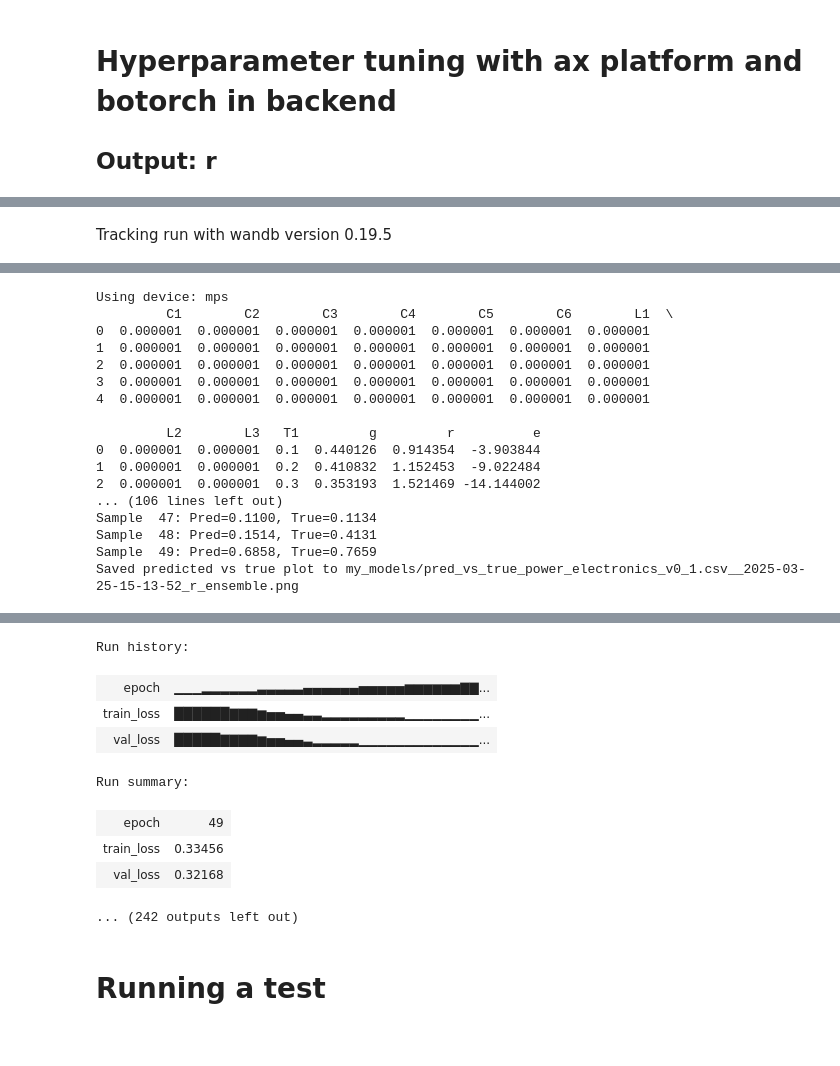
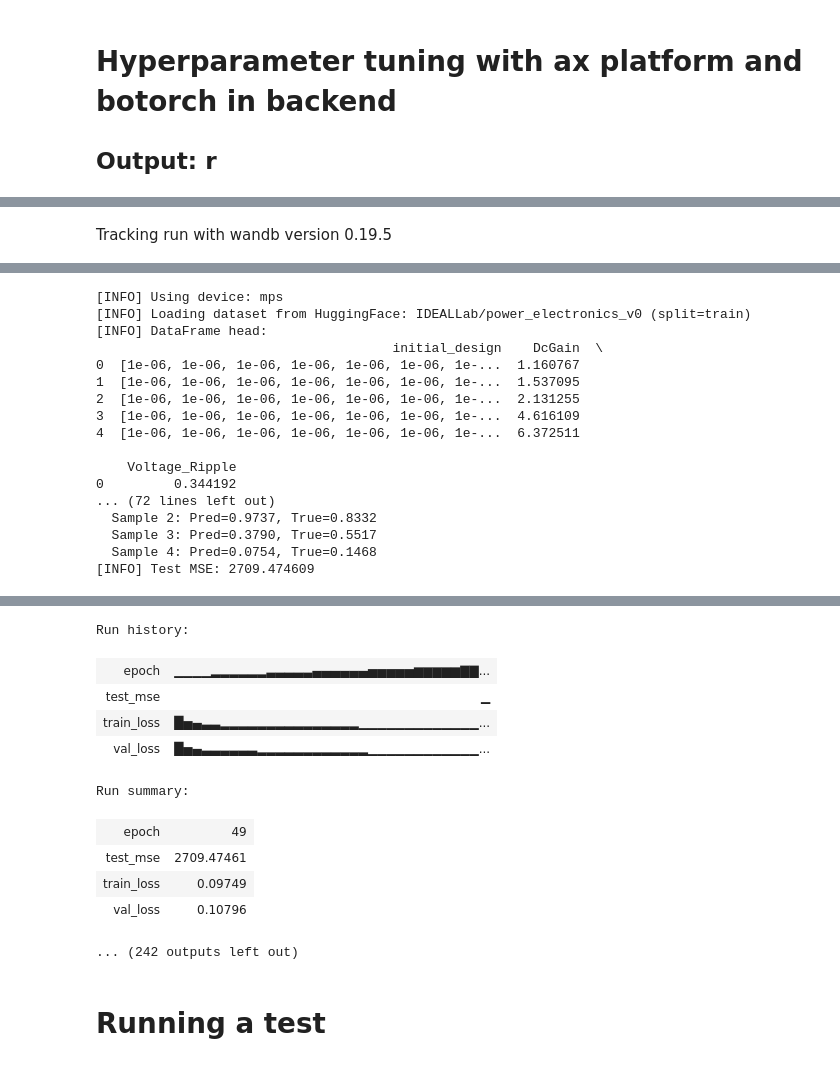
Before and after one commit to Psych17101/EngiOpt, a Jupyter notebook: case_study_pe_notebook.ipynb, the cells around one changed output, grey strips where cells are left out. Drawn from its saved outputs; the diff is of its cells as text; code cells hidden in the pictures.

```diff
--- a/case_study_pe_notebook.ipynb
+++ b/case_study_pe_notebook.ipynb
@@ -270,29 +261,32 @@ import sys
 sys.modules["model_pipeline"] = engiopt.model_pipeline
 from engiopt.vae_mlp_multimodal import Args, main
 
-
 def train_and_evaluate_model(hyperparams: dict) -> float:
     """
     Creates a new Args instance (using defaults that match your command-line call),
-    updates it with hyperparameters from Ax (including l2 penalization),
+    updates it with hyperparameters from Ax (including L2 penalty),
     runs training, and returns the best validation loss.
     """
     args = Args(
-        data_dir="../EngiOpt/data",
-        data_input="power_electronics_v0_1.csv",
+        # Set to load from Hugging Face (and disable local file loading)
+        huggingface_repo="IDEALLab/power_electronics_v0",
+        huggingface_split="train",
         init_col="",
         opt_col="",
-        target_col="r",
+        target_col="Voltage_Ripple",
         log_target=True,
-        params_cols=["C1", "C2", "C3", "C4", "C5", "C6", "L1", "L2", "L3", "T1"],
+        params_cols=["initial_design_0","initial_design_1","initial_design_2",
+                     "initial_design_3","initial_design_4","initial_design_5",
+                     "initial_design_6","initial_design_7","initial_design_8",
+                     "initial_design_9"],
         strip_column_spaces=True,
-        flatten_columns=[],  # no flattening for PE dataset
+        flatten_columns=["initial_design"],  # flatten the column for PE dataset
         lambda_lv=1e-2,
         learning_rate=1e-3,   # default; will be overwritten
         structured=False,     # plain MLP mode
         hidden_layers=2,      # default; will be overwritten
         hidden_size=128,      # default; will be overwritten
-        activation= "tanh",    # default; will be overwritten
+        activation="tanh",    # default; will be overwritten
         latent_dim=8,
         n_epochs=50,
         batch_size=64,        # default; will be overwritten
@@ -300,27 +294,26 @@ def train_and_evaluate_model(hyperparams: dict) -> float:
         l2_lambda=1e-3,       # default; will be overwritten
         scale_target=True,
         track=True,
-        wandb_project="shape2shape_leastV_vae_hybsm_pe_BO_r",
-        seed=[18],
+        wandb_project="shape2shape_leastV_vae_hybsm_pe_BO_r_v250406",
+        seed=18,
+        n_ensembles=1,
         save_model=True,
         model_output_dir="my_models",
-        test_model=True,
-        plot_loss=False
+        test_model=True
     )
     # Update hyperparameters from Ax.
     args.learning_rate = hyperparams["learning_rate"]
     args.hidden_layers = int(hyperparams["hidden_layers"])
     args.hidden_size = int(hyperparams["hidden_size"])
     args.batch_size = int(hyperparams["batch_size"])
-    args.l2_lambda = hyperparams["l2_lambda"]  # NEW: update the L2 penalty weight.
+    args.l2_lambda = hyperparams["l2_lambda"]
     args.activation = hyperparams["activation"]
 
-
-    # Run training; main(args) must return best_val_loss.
+    # Run training; main(args) must return the best validation loss.
     best_val_loss = main(args)
     return best_val_loss
 
-# Now run the Ax high-level optimize function with the additional hyperparameter.
+# Run the Ax high-level optimize function.
 best_parameters, best_values, experiment, model = optimize(
     parameters=[
         {
@@ -345,7 +338,7 @@ best_parameters, best_values, experiment, model = optimize(
             "values": [8, 16, 32, 64, 128],
         },
         {
-            "name": "l2_lambda",           # NEW: L2 penalty hyperparameter.
+            "name": "l2_lambda",  # L2 penalty hyperparameter.
             "type": "range",
             "bounds": [1e-6, 1e-3],
             "log_scale": True,
@@ -389,29 +382,31 @@ View run at https://wandb.ai/smassoudi-eth-z-rich/shape2shape_leastV_vae_hybsm_p
-Using device: mps
-         C1        C2        C3        C4        C5        C6        L1  \
-0  0.000001  0.000001  0.000001  0.000001  0.000001  0.000001  0.000001
-1  0.000001  0.000001  0.000001  0.000001  0.000001  0.000001  0.000001
-2  0.000001  0.000001  0.000001  0.000001  0.000001  0.000001  0.000001
-3  0.000001  0.000001  0.000001  0.000001  0.000001  0.000001  0.000001
-4  0.000001  0.000001  0.000001  0.000001  0.000001  0.000001  0.000001
+[INFO] Using device: mps
+[INFO] Loading dataset from HuggingFace: IDEALLab/power_electronics_v0 (split=train)
+[INFO] DataFrame head:
+                                      initial_design    DcGain  \
+0  [1e-06, 1e-06, 1e-06, 1e-06, 1e-06, 1e-06, 1e-...  1.160767
+1  [1e-06, 1e-06, 1e-06, 1e-06, 1e-06, 1e-06, 1e-...  1.537095
+2  [1e-06, 1e-06, 1e-06, 1e-06, 1e-06, 1e-06, 1e-...  2.131255
+3  [1e-06, 1e-06, 1e-06, 1e-06, 1e-06, 1e-06, 1e-...  4.616109
+4  [1e-06, 1e-06, 1e-06, 1e-06, 1e-06, 1e-06, 1e-...  6.372511
 
-         L2        L3   T1         g         r          e
-0  0.000001  0.000001  0.1  0.440126  0.914354  -3.903844
-1  0.000001  0.000001  0.2  0.410832  1.152453  -9.022484
-2  0.000001  0.000001  0.3  0.353193  1.521469 -14.144002
-... (106 lines left out)
-Sample  47: Pred=0.1100, True=0.1134
-Sample  48: Pred=0.1514, True=0.4131
-Sample  49: Pred=0.6858, True=0.7659
-Saved predicted vs true plot to my_models/pred_vs_true_power_electronics_v0_1.csv__2025-03-25-15-13-52_r_ensemble.png
+    Voltage_Ripple
+0         0.344192
+... (72 lines left out)
+  Sample 2: Pred=0.9737, True=0.8332
+  Sample 3: Pred=0.3790, True=0.5517
+  Sample 4: Pred=0.0754, True=0.1468
+[INFO] Test MSE: 2709.474609
 [interactive output not drawn]
 Run history:
-| epoch | ▁▁▁▂▂▂▂▂▂▃▃▃▃▃▄▄▄▄▄▄▅▅▅▅▅▆▆▆▆▆▆▇▇... |
-| train_loss | ██████▇▇▇▆▅▅▄▄▃▃▂▂▂▂▂▂▂▂▂▁▁▁▁▁▁▁▁... |
-| val_loss | █████▇▇▇▇▆▅▅▄▄▃▂▂▂▂▂▁▁▁▁▁▁▁▁▁▁▁▁▁... |
+| epoch | ▁▁▁▁▂▂▂▂▂▂▃▃▃▃▃▄▄▄▄▄▄▅▅▅▅▅▆▆▆▆▆▇▇... |
+| test_mse | ▁ |
+| train_loss | █▅▄▃▃▂▂▂▂▂▂▂▂▂▂▂▂▂▂▂▁▁▁▁▁▁▁▁▁▁▁▁▁... |
+| val_loss | █▅▄▃▃▃▃▃▃▂▂▂▂▂▂▂▂▂▂▂▂▁▁▁▁▁▁▁▁▁▁▁▁... |
 Run summary:
 | epoch | 49 |
-| train_loss | 0.33456 |
-| val_loss | 0.32168 |
+| test_mse | 2709.47461 |
+| train_loss | 0.09749 |
+| val_loss | 0.10796 |
 ... (242 outputs left out)
 # %% [markdown]
 # Running a test
```
Also changed, not shown: parts of 5 cells of this notebook, 3 other files.
